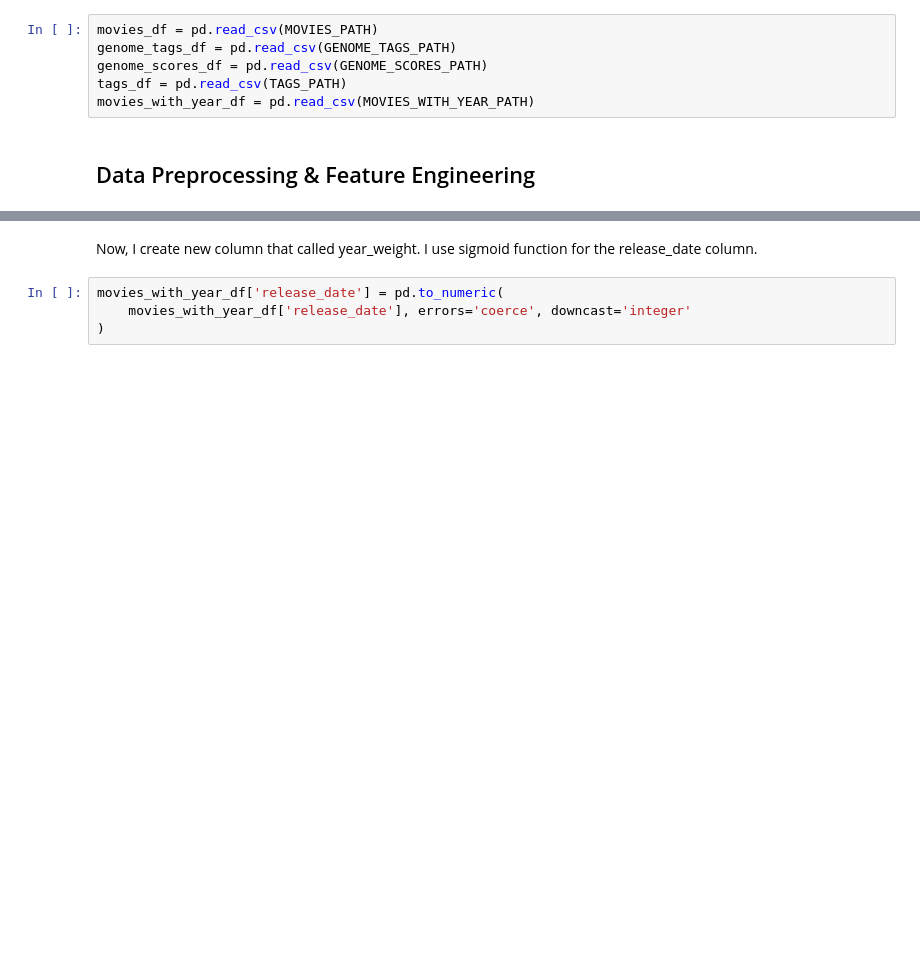
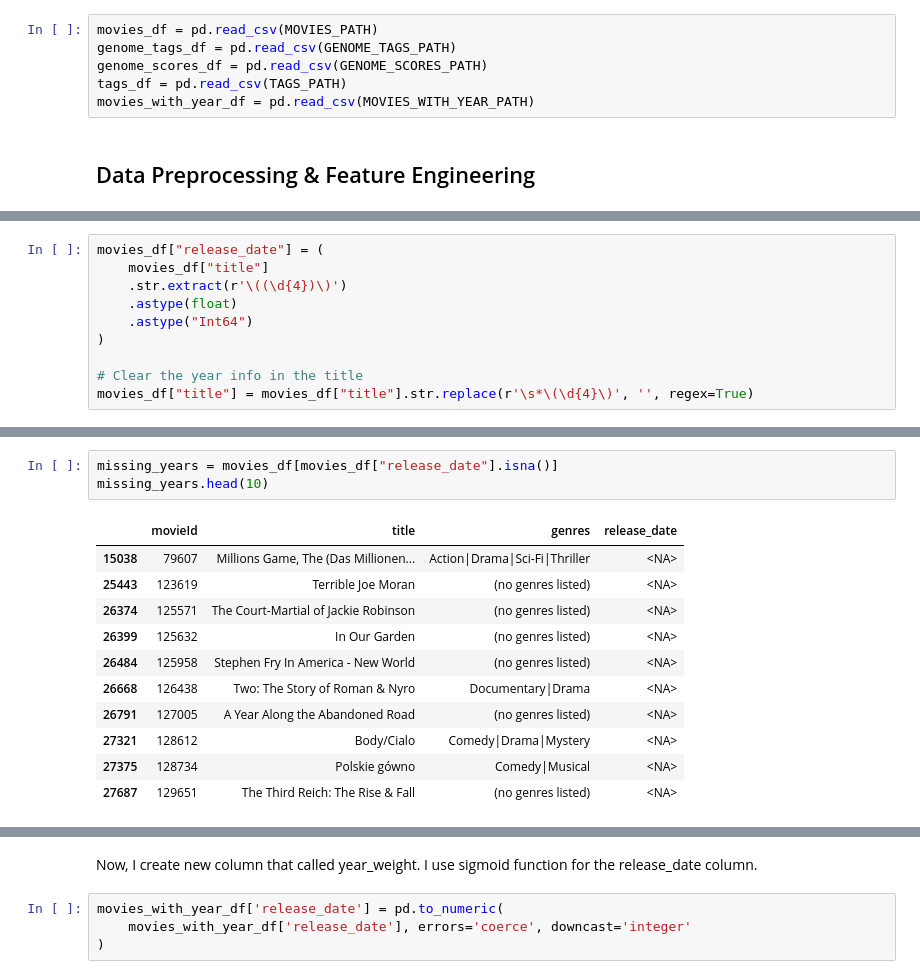
Before and after one commit to fsezgin/jellyfin-movie-recommender, a Jupyter notebook: notebooks/content-based.ipynb, the cells around one changed output, grey strips where cells are left out. Saved outputs shown, nothing was run; the diff lists cells and outputs as text; blank space fills up the shorter version.

```diff
--- a/notebooks/content-based.ipynb
+++ b/notebooks/content-based.ipynb
@@ -54,0 +57,10 @@ Shape:
+# %%
+movies_df["release_date"] = (
+    movies_df["title"]
+    .str.extract(r'\((\d{4})\)')
+    .astype(float)
+    .astype("Int64")
+)
+
+# Clear the year info in the title
+movies_df["title"] = movies_df["title"].str.replace(r'\s*\(\d{4}\)', '', regex=True)
@@ -54,0 +89,15 @@ Shape:
+# %%
+missing_years = movies_df[movies_df["release_date"].isna()]
+missing_years.head(10)
+# %% [output]
+|  | movieId | title | genres | release_date |
+| 15038 | 79607 | Millions Game, The (Das Millionen... | Action|Drama|Sci-Fi|Thriller | <NA> |
+| 25443 | 123619 | Terrible Joe Moran | (no genres listed) | <NA> |
+| 26374 | 125571 | The Court-Martial of Jackie Robinson | (no genres listed) | <NA> |
+| 26399 | 125632 | In Our Garden | (no genres listed) | <NA> |
+| 26484 | 125958 | Stephen Fry In America - New World | (no genres listed) | <NA> |
+| 26668 | 126438 | Two: The Story of Roman & Nyro | Documentary|Drama | <NA> |
+| 26791 | 127005 | A Year Along the Abandoned Road | (no genres listed) | <NA> |
+| 27321 | 128612 | Body/Cialo | Comedy|Drama|Mystery | <NA> |
+| 27375 | 128734 | Polskie gówno | Comedy|Musical | <NA> |
+| 27687 | 129651 | The Third Reich: The Rise & Fall | (no genres listed) | <NA> |
```
Also changed, not shown: parts of 6 cells of this notebook, 2 other files.
